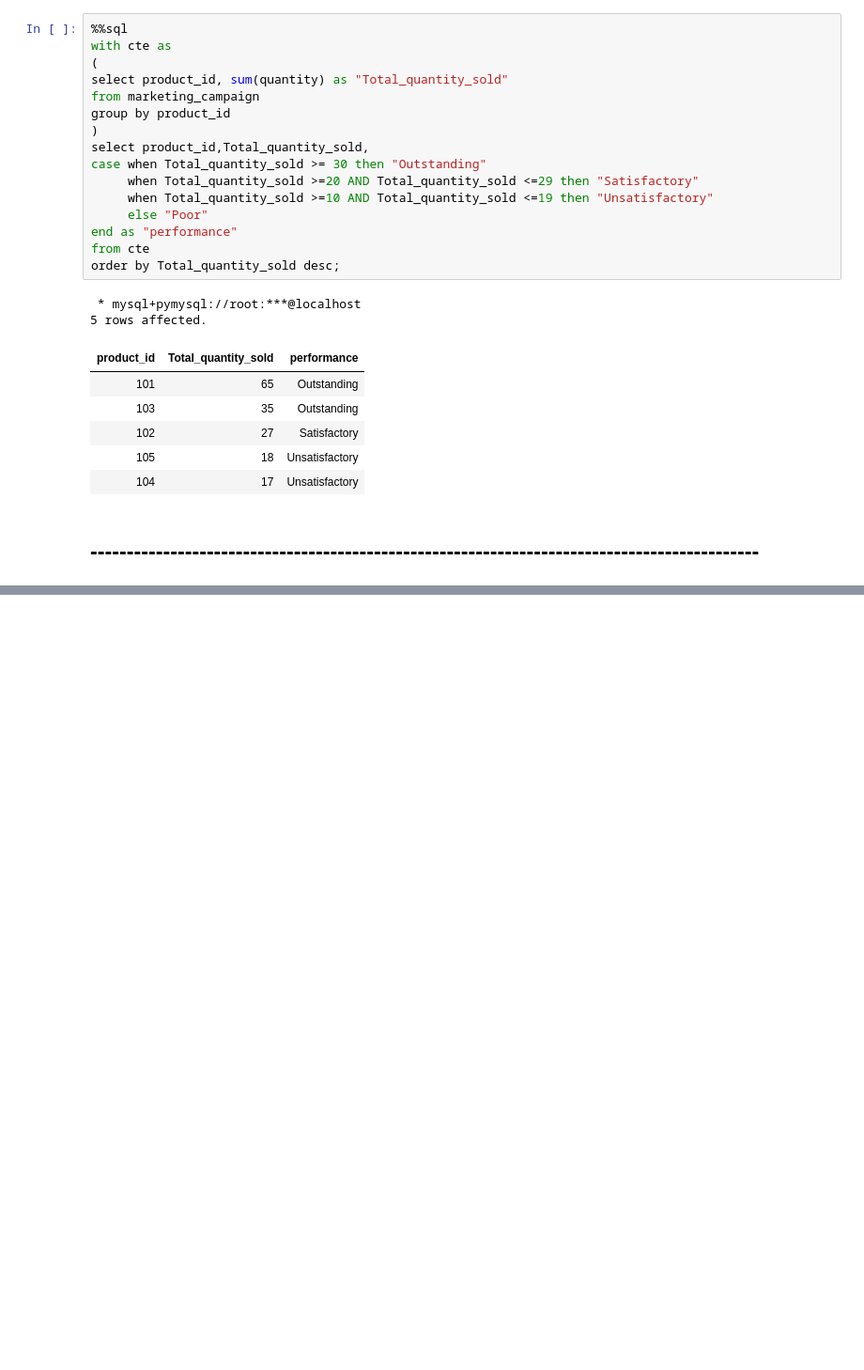
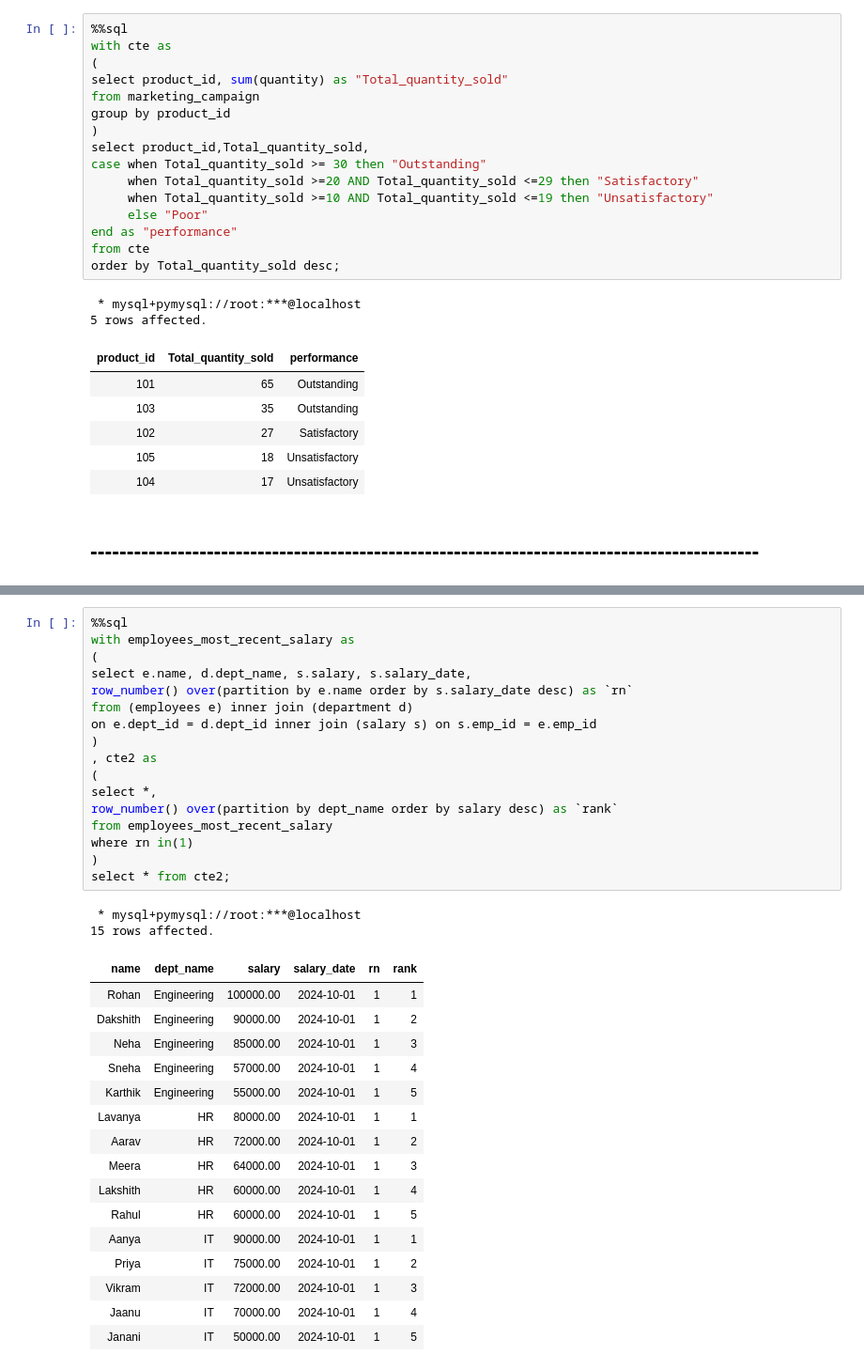
Before and after one commit to sanjaybaskaran1/jupyter-sql, a Jupyter notebook: CASE STATEMENT BASED INTERVIEW QUESTIONS.ipynb, the cells around one changed output, grey strips where cells are left out. Shown at 94% size. Drawn from its saved outputs; the diff is of its cells as text; blank space fills up the shorter version.

```diff
--- a/CASE STATEMENT BASED INTERVIEW QUESTIONS.ipynb
+++ b/CASE STATEMENT BASED INTERVIEW QUESTIONS.ipynb
@@ -239,0 +394,36 @@ order by Total_quantity_sold desc;
+# %%
+%%sql
+with employees_most_recent_salary as
+(
+select e.name, d.dept_name, s.salary, s.salary_date,
+row_number() over(partition by e.name order by s.salary_date desc) as `rn`
+from (employees e) inner join (department d)
+on e.dept_id = d.dept_id inner join (salary s) on s.emp_id = e.emp_id
+)
+, cte2 as
+(
+select *,
+row_number() over(partition by dept_name order by salary desc) as `rank`
+from employees_most_recent_salary
+where rn in(1)
+)
+select * from cte2;
+# %% [output]
+ * mysql+pymysql://root:***@localhost
+15 rows affected.
+| name | dept_name | salary | salary_date | rn | rank |
+| Rohan | Engineering | 100000.00 | 2024-10-01 | 1 | 1 |
+| Dakshith | Engineering | 90000.00 | 2024-10-01 | 1 | 2 |
+| Neha | Engineering | 85000.00 | 2024-10-01 | 1 | 3 |
+| Sneha | Engineering | 57000.00 | 2024-10-01 | 1 | 4 |
+| Karthik | Engineering | 55000.00 | 2024-10-01 | 1 | 5 |
+| Lavanya | HR | 80000.00 | 2024-10-01 | 1 | 1 |
+| Aarav | HR | 72000.00 | 2024-10-01 | 1 | 2 |
+| Meera | HR | 64000.00 | 2024-10-01 | 1 | 3 |
+| Lakshith | HR | 60000.00 | 2024-10-01 | 1 | 4 |
+| Rahul | HR | 60000.00 | 2024-10-01 | 1 | 5 |
+| Aanya | IT | 90000.00 | 2024-10-01 | 1 | 1 |
+| Priya | IT | 75000.00 | 2024-10-01 | 1 | 2 |
+| Vikram | IT | 72000.00 | 2024-10-01 | 1 | 3 |
+| Jaanu | IT | 70000.00 | 2024-10-01 | 1 | 4 |
+| Janani | IT | 50000.00 | 2024-10-01 | 1 | 5 |
```
Also changed, not shown: parts of 16 cells of this notebook.
